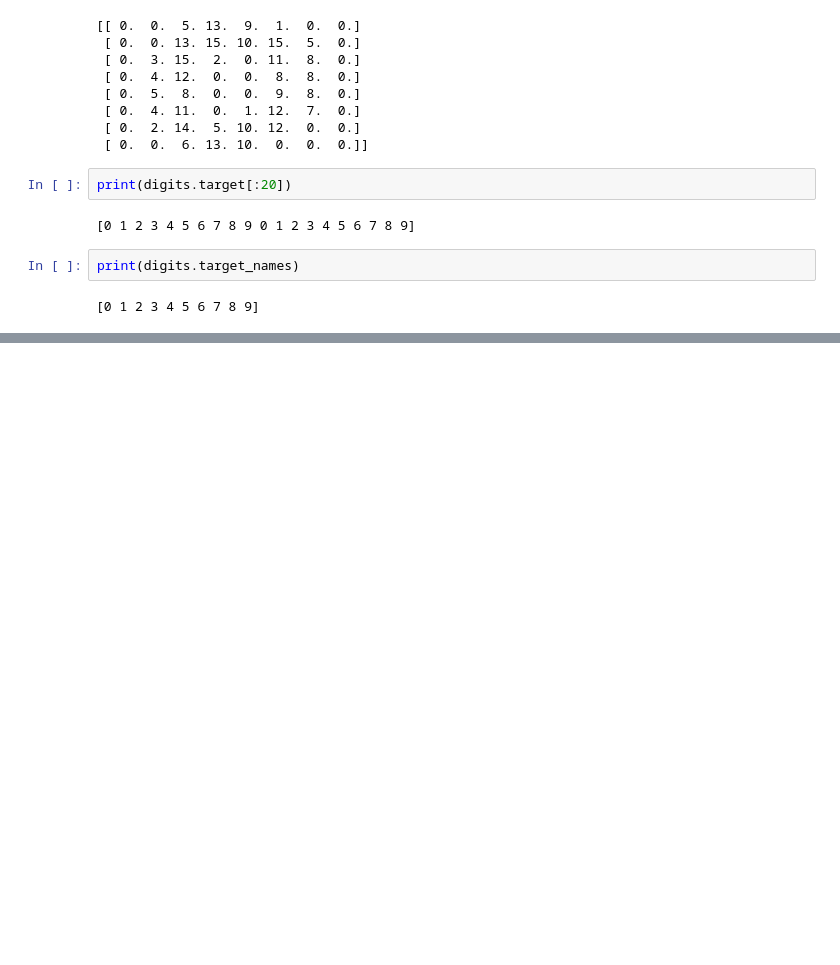
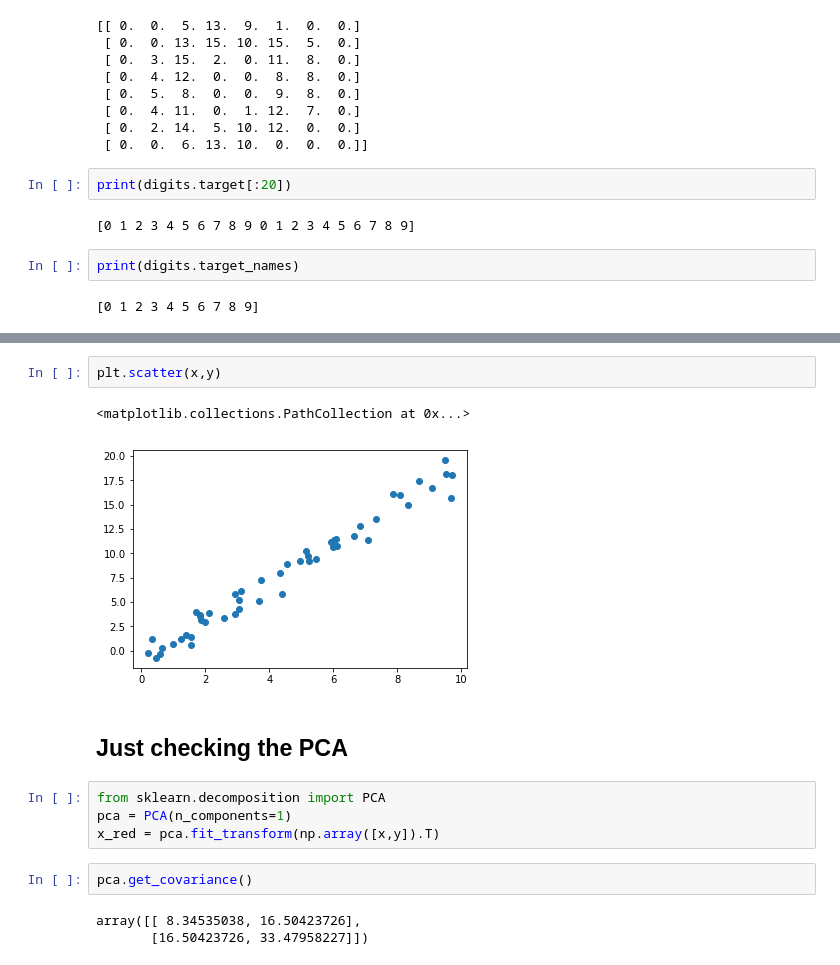
Before and after one commit to sandeeppalakkal/ML_Datascience_Practice, a Jupyter notebook: Scikit-Learn Practice.ipynb, the cells around one changed output, grey strips where cells are left out. Cells and saved outputs as stored; diff of their text form; blank space fills up the shorter version.

```diff
--- a/Scikit-Learn Practice.ipynb
+++ b/Scikit-Learn Practice.ipynb
@@ -165,0 +193,16 @@ print(digits.target_names)
+# %%
+plt.scatter(x,y)
+# %% [output]
+<matplotlib.collections.PathCollection at 0x...>
+[figure, added]
+# %% [markdown]
+## Just checking the PCA
+# %%
+from sklearn.decomposition import PCA
+pca = PCA(n_components=1)
+x_red = pca.fit_transform(np.array([x,y]).T)
+# %%
+pca.get_covariance()
+# %% [output]
+array([[ 8.34535038, 16.50423726],
+       [16.50423726, 33.47958227]])
```
Also changed, not shown: parts of 38 cells of this notebook, 1 other file.
